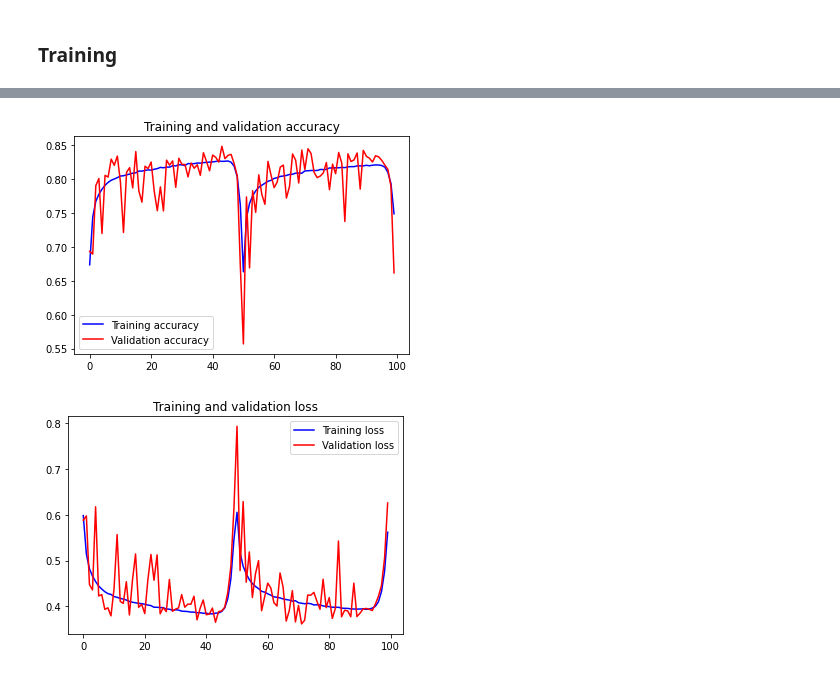
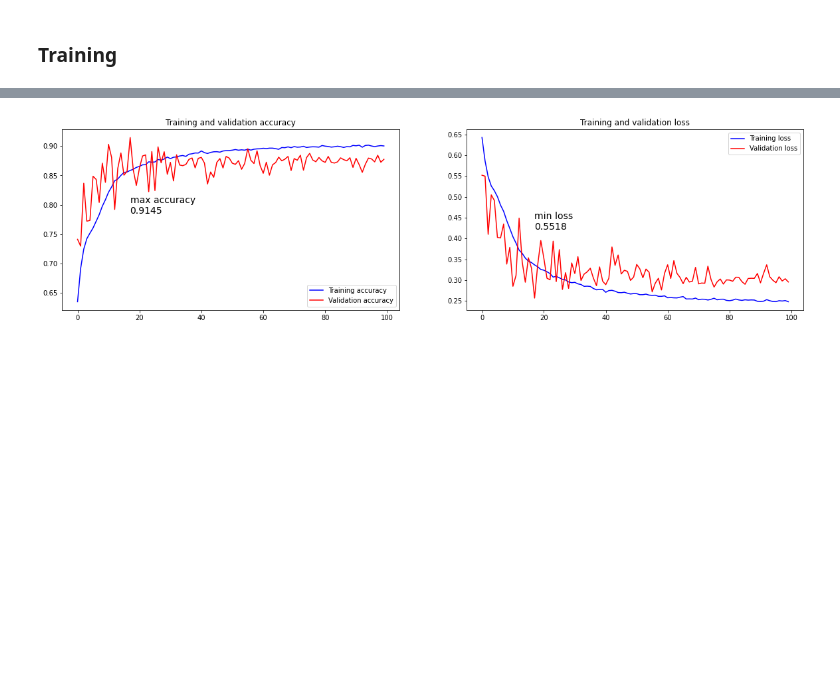
Before and after one commit to vignets/cover-song-identification, a Jupyter notebook: train.ipynb, the cells around one changed output, grey strips where cells are left out. Saved outputs shown, nothing was run; the diff lists cells and outputs as text; code cells hidden in the pictures; blank space fills up the shorter version.

Commit message:
Improved model Validation accuracy now up to 91%

```diff
--- a/train.ipynb
+++ b/train.ipynb
@@ -465,12 +342,30 @@ checkpoint = ModelCheckpoint(best_weights_file, monitor='val_loss', verbose=1, s
 
 csv_logger = CSVLogger(f"{root}/logs/training-{model.count_params():.2e}.csv", append=False)
 
-lr_schedule = ADAMScheduler(min_lr=0,
-                            max_lr=1e-2,
-                            steps_per_epoch=len(training_generator),
-                            lr_decay=0.9,
-                            cycle_length=50,
-                            mult_factor=1)
+def get_lr_callback():
+    lr_start   = 0.00005
+    lr_max     = 0.0001
+    lr_min     = 0.000001
+    lr_ramp_ep = 5
+    lr_sus_ep  = 0
+    lr_decay   = 0.95
+
+    def lrfn(epoch):
+        if epoch < lr_ramp_ep:
+            lr = (lr_max - lr_start) / lr_ramp_ep * epoch + lr_start
+
+        elif epoch < lr_ramp_ep + lr_sus_ep:
+            lr = lr_max
+
+        else:
+            lr = (lr_max - lr_min) * lr_decay**(epoch - lr_ramp_ep - lr_sus_ep) + lr_min
+
+        return lr
+
+    lr_callback = tf.keras.callbacks.LearningRateScheduler(lrfn, verbose=False)
+    return lr_callback
+
+lr_schedule = get_lr_callback()
 
 callbacks = [checkpoint, lr_schedule, csv_logger]
 # %%
@@ -505,22 +382,33 @@ Restarts
 # %%
 accuracy = history.history['accuracy']
 val_accuracy = history.history['val_accuracy']
 
 loss = history.history['loss']
 val_loss = history.history['val_loss']
 
 epochs = range(len(accuracy))
+fig = plt.figure(figsize=(20, 5))
+plt.subplot(121)
+x = np.argmax( history.history['val_accuracy'] )
+y = np.max( history.history['val_accuracy'] )
+xdist = plt.xlim()[1] - plt.xlim()[0]
+ydist = plt.ylim()[1] - plt.ylim()[0]
+plt.text(x-0.03*xdist,y-0.13*ydist,'max accuracy\n%.4f'%y,size=14)
 plt.plot(epochs, accuracy, 'b', label='Training accuracy')
 plt.plot(epochs, val_accuracy, 'r', label='Validation accuracy')
 plt.title('Training and validation accuracy')
 plt.legend()
 
-plt.figure()
+plt.subplot(122)
+x = np.argmin( history.history['val_loss'] )
+y = np.max( history.history['val_loss'] )
+xdist = plt.xlim()[1] - plt.xlim()[0]
+ydist = plt.ylim()[1] - plt.ylim()[0]
+plt.text(x-0.03*xdist,y-0.13*ydist,'min loss\n%.4f'%y,size=14)
 plt.plot(epochs, loss, 'b', label='Training loss')
 plt.plot(epochs, val_loss, 'r', label='Validation loss')
 plt.title('Training and validation loss')
 plt.legend()
 plt.show()
 # %% [output]
-[figure, old version]
+[figure, new version]
-[figure, removed]
```
Also changed, not shown: parts of 10 cells of this notebook.
